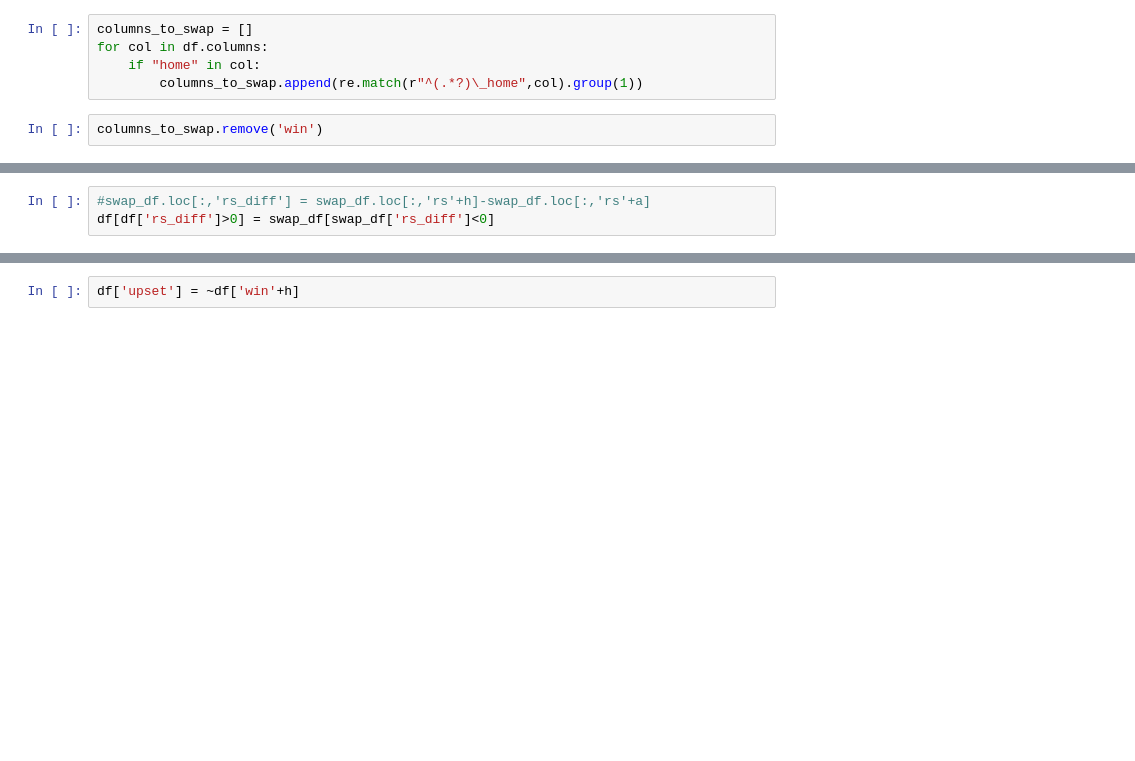
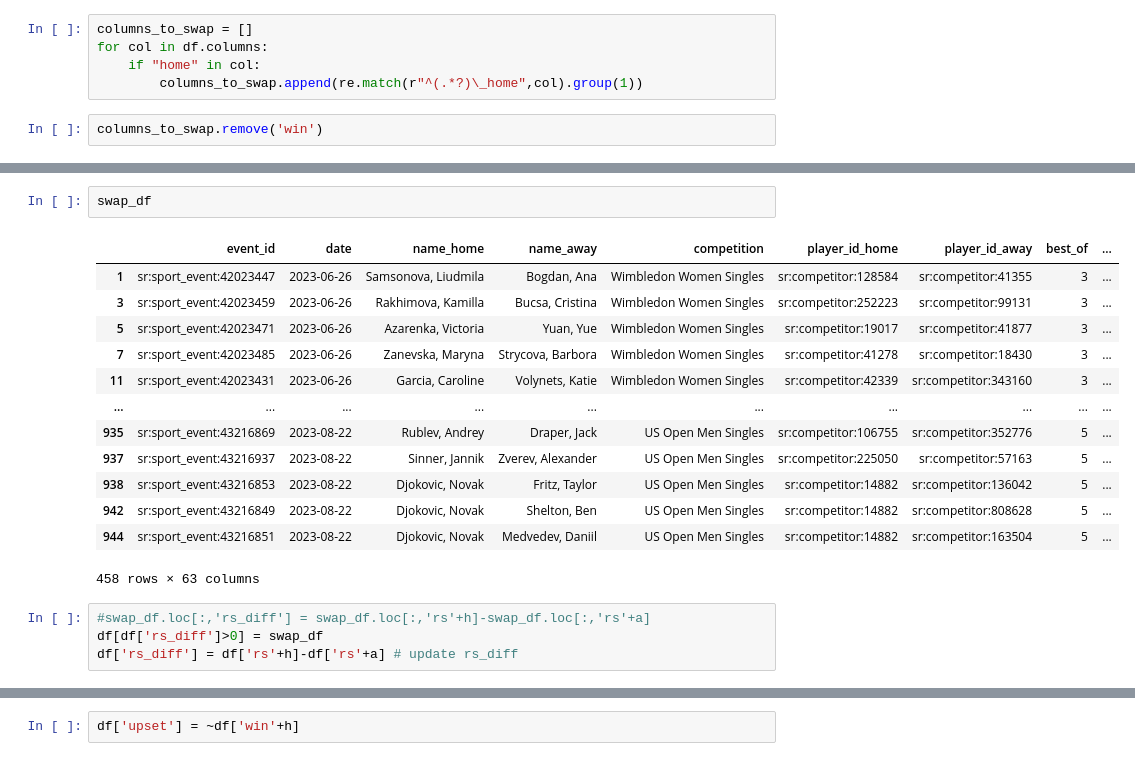
Before and after one commit to scharfsteina/mds-final, a Jupyter notebook: preprocessing/relabeling.ipynb, the cells around one changed output, grey strips where cells are left out. Saved outputs shown, nothing was run; the diff lists cells and outputs as text; blank space fills up the shorter version.

```diff
--- a/preprocessing/relabeling.ipynb
+++ b/preprocessing/relabeling.ipynb
@@ -114,4 +118,21 @@ print(swap_df)
+# %%
+swap_df
+# %% [output]
+|  | event_id | date | name_home | name_away | competition | player_id_home | player_id_away | best_of | ... |
+| 1 | sr:sport_event:42023447 | 2023-06-26 | Samsonova, Liudmila | Bogdan, Ana | Wimbledon Women Singles | sr:competitor:128584 | sr:competitor:41355 | 3 | ... |
+| 3 | sr:sport_event:42023459 | 2023-06-26 | Rakhimova, Kamilla | Bucsa, Cristina | Wimbledon Women Singles | sr:competitor:252223 | sr:competitor:99131 | 3 | ... |
+| 5 | sr:sport_event:42023471 | 2023-06-26 | Azarenka, Victoria | Yuan, Yue | Wimbledon Women Singles | sr:competitor:19017 | sr:competitor:41877 | 3 | ... |
+| 7 | sr:sport_event:42023485 | 2023-06-26 | Zanevska, Maryna | Strycova, Barbora | Wimbledon Women Singles | sr:competitor:41278 | sr:competitor:18430 | 3 | ... |
+| 11 | sr:sport_event:42023431 | 2023-06-26 | Garcia, Caroline | Volynets, Katie | Wimbledon Women Singles | sr:competitor:42339 | sr:competitor:343160 | 3 | ... |
+| ... | ... | ... | ... | ... | ... | ... | ... | ... | ... |
+| 935 | sr:sport_event:43216869 | 2023-08-22 | Rublev, Andrey | Draper, Jack | US Open Men Singles | sr:competitor:106755 | sr:competitor:352776 | 5 | ... |
+| 937 | sr:sport_event:43216937 | 2023-08-22 | Sinner, Jannik | Zverev, Alexander | US Open Men Singles | sr:competitor:225050 | sr:competitor:57163 | 5 | ... |
+| 938 | sr:sport_event:43216853 | 2023-08-22 | Djokovic, Novak | Fritz, Taylor | US Open Men Singles | sr:competitor:14882 | sr:competitor:136042 | 5 | ... |
+| 942 | sr:sport_event:43216849 | 2023-08-22 | Djokovic, Novak | Shelton, Ben | US Open Men Singles | sr:competitor:14882 | sr:competitor:808628 | 5 | ... |
+| 944 | sr:sport_event:43216851 | 2023-08-22 | Djokovic, Novak | Medvedev, Daniil | US Open Men Singles | sr:competitor:14882 | sr:competitor:163504 | 5 | ... |
+458 rows × 63 columns
 # %%
 #swap_df.loc[:,'rs_diff'] = swap_df.loc[:,'rs'+h]-swap_df.loc[:,'rs'+a]
-df[df['rs_diff']>0] = swap_df[swap_df['rs_diff']<0]
+df[df['rs_diff']>0] = swap_df
+df['rs_diff'] = df['rs'+h]-df['rs'+a] # update rs_diff
 # %%
```
Also changed, not shown: parts of 5 cells of this notebook, 4 other files.
